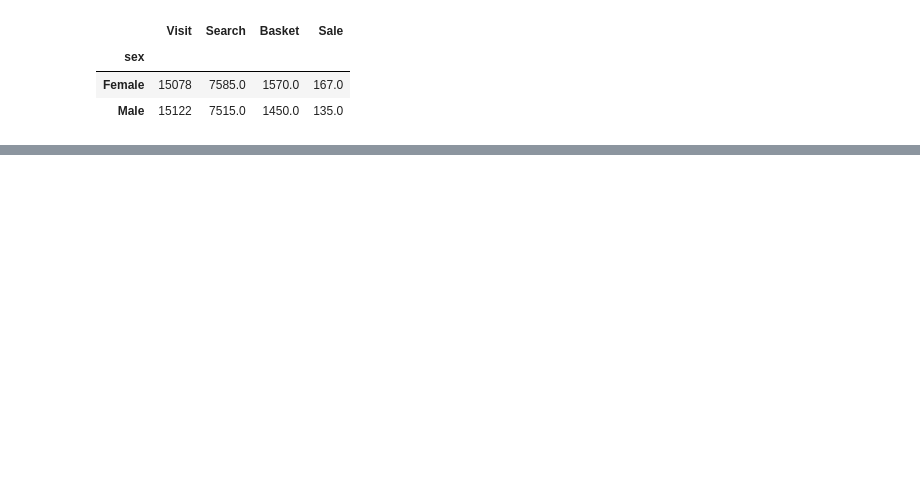
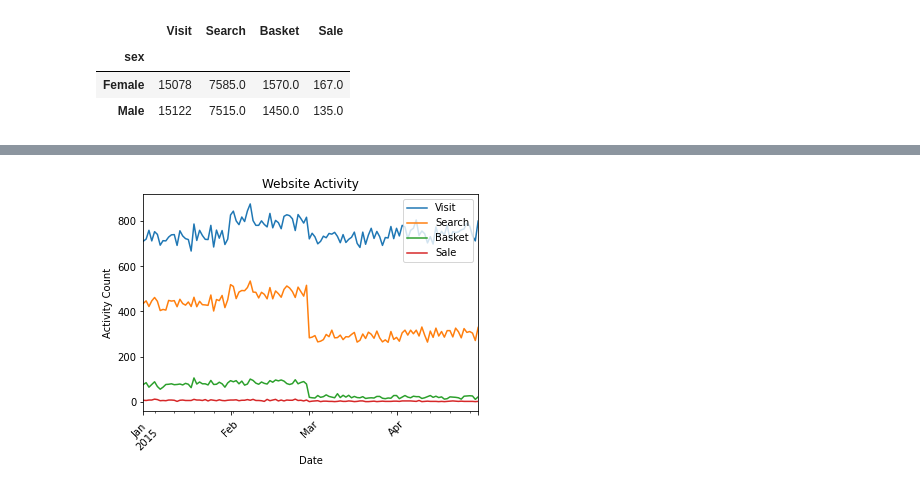
Before and after one commit to rylewww/Sales-Funnel-Analysis, a Jupyter notebook: Assessment-RL.ipynb, the cells around one changed output, grey strips where cells are left out. Saved outputs shown, nothing was run; the diff lists cells and outputs as text; code cells hidden in the pictures; blank space fills up the shorter version.

```diff
--- a/Assessment-RL.ipynb
+++ b/Assessment-RL.ipynb
@@ -259,4 +263,7 @@ df.replace(to_replace=[None], value=np.nan, inplace=True)
 df['user_id'] = df['user_id'].astype(str)
+# %%
+#converting date to datetime format
+df['date'] = pd.to_datetime(df['date'])
 # %%
 df.info()
 # %% [output]
@@ -365,0 +379,2 @@ mobile.groupby(['sex']).sum()
+# %%
+date_activity = df.groupby('date')['Visit','Search','Basket','Sale'].count()
@@ -365,0 +391,9 @@ mobile.groupby(['sex']).sum()
+# %%
+date_activity.plot(rot = 45)
+plt.xlabel('Date')
+plt.ylabel('Activity Count')
+plt.title('Website Activity')
+plt.legend(loc = 1)
+plt.savefig('Website Activity')
+# %% [output]
+[figure, added]
```
Also changed, not shown: parts of 26 cells of this notebook, 4 other files.
